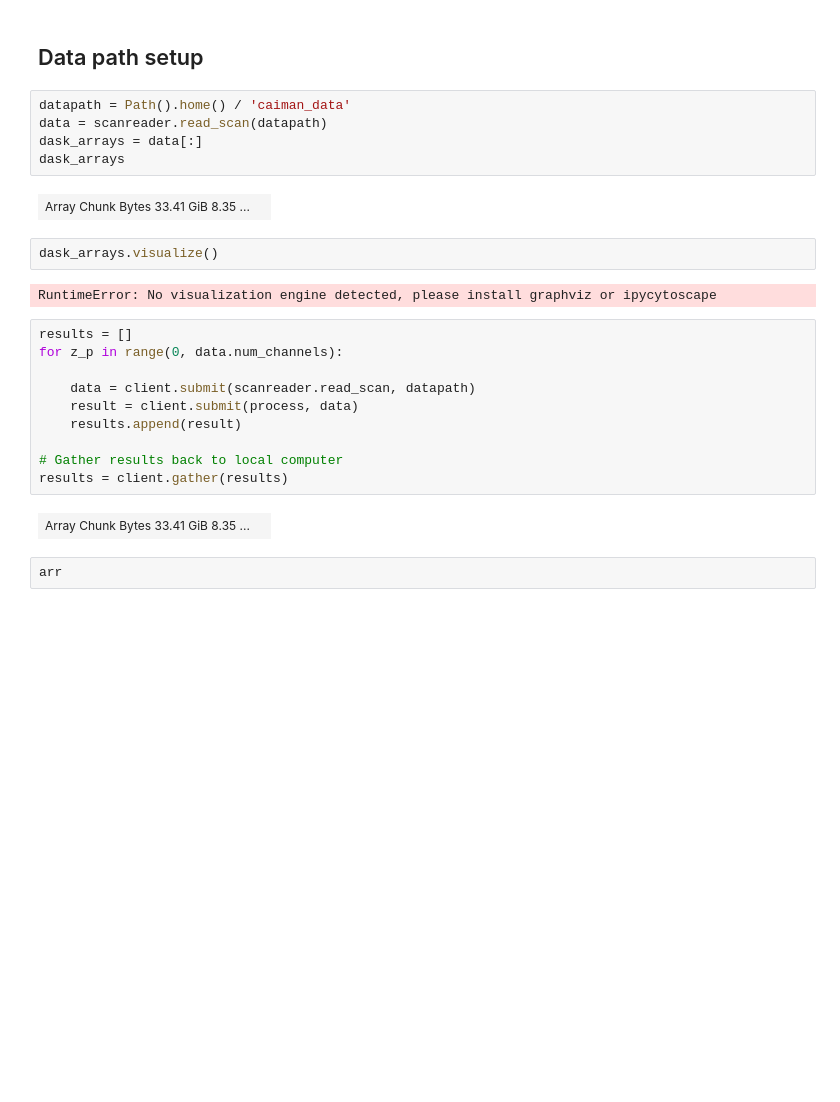
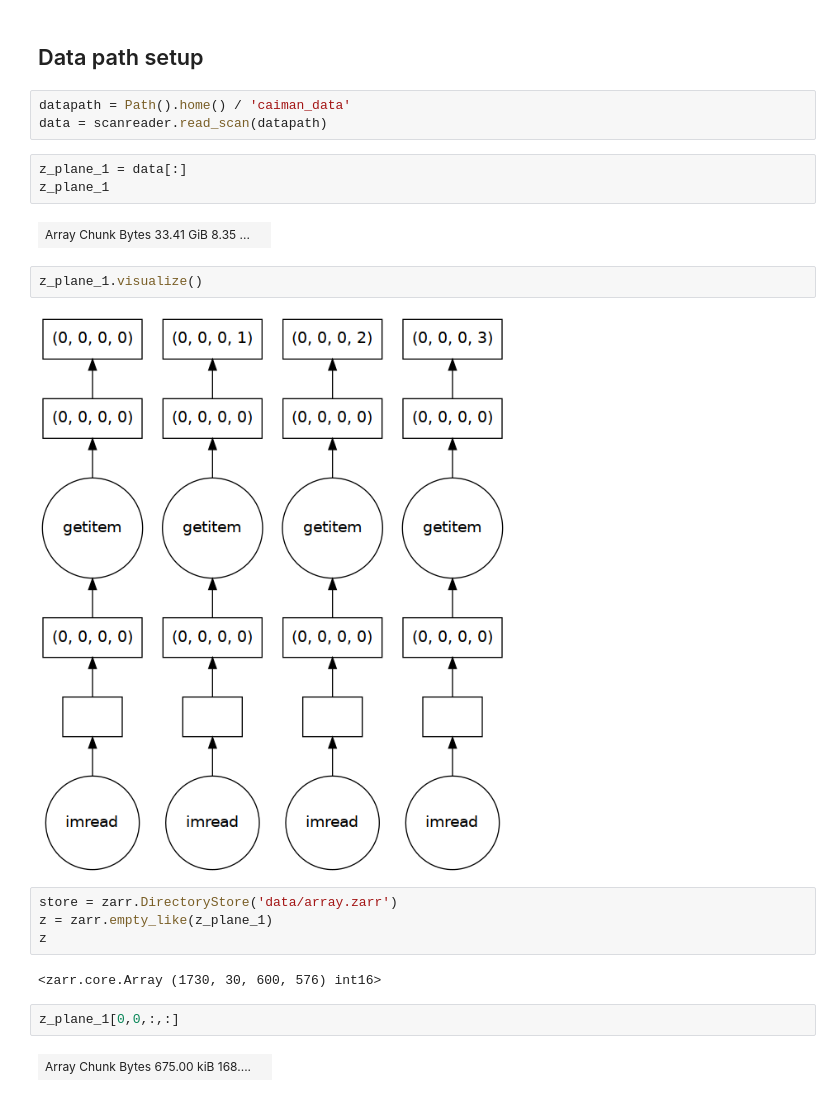
Before and after one commit to MillerBrainObservatory/scanreader, a Jupyter notebook: docs/demo_reader.ipynb, the cells around one changed output. Saved outputs shown, nothing was run; the diff lists cells and outputs as text; blank space fills up the shorter version.

Commit message:
docs: reader example with task graphs

```diff
--- a/docs/demo_reader.ipynb
+++ b/docs/demo_reader.ipynb
@@ -28,25 +25,22 @@ The autoreload extension is already loaded. To reload it, use:
 # %%
 datapath = Path().home() / 'caiman_data'
 data = scanreader.read_scan(datapath)
-dask_arrays = data[:]
-dask_arrays
-# %% [output]
-| Array Chunk Bytes 33.41 GiB 8.35 ... |  |
-# %%
-dask_arrays.visualize()
-# %% [output]
-RuntimeError: No visualization engine detected, please install graphviz or ipycytoscape
-# %%
-results = []
-for z_p in range(0, data.num_channels):
-
-    data = client.submit(scanreader.read_scan, datapath)
-    result = client.submit(process, data)
-    results.append(result)
-
-# Gather results back to local computer
-results = client.gather(results)
-# %% [output]
-| Array Chunk Bytes 33.41 GiB 8.35 ... |  |
-# %%
-arr
+# %%
+z_plane_1 = data[:]
+z_plane_1
+# %% [output]
+| Array Chunk Bytes 33.41 GiB 8.35 ... |  |
+# %%
+z_plane_1.visualize()
+# %% [output]
+[figure, added]
+# %%
+store = zarr.DirectoryStore('data/array.zarr')
+z = zarr.empty_like(z_plane_1)
+z
+# %% [output]
+<zarr.core.Array (1730, 30, 600, 576) int16>
+# %%
+z_plane_1[0,0,:,:]
+# %% [output]
+| Array Chunk Bytes 675.00 kiB 168.... |  |
```
Also changed, not shown: parts of 2 cells of this notebook, 1 other file.
